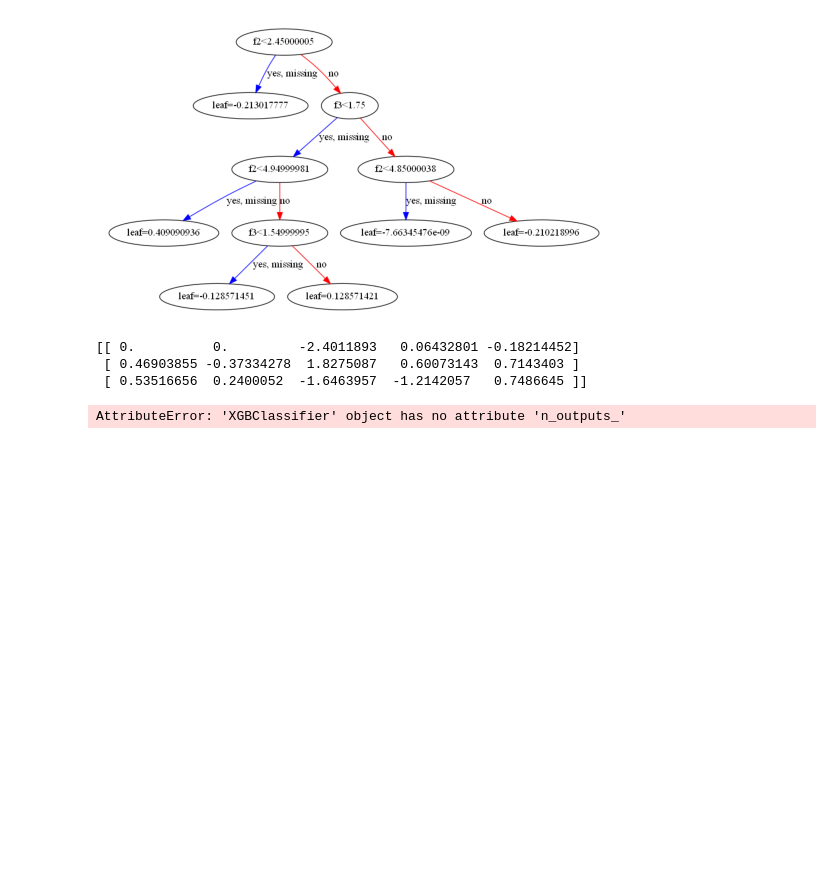
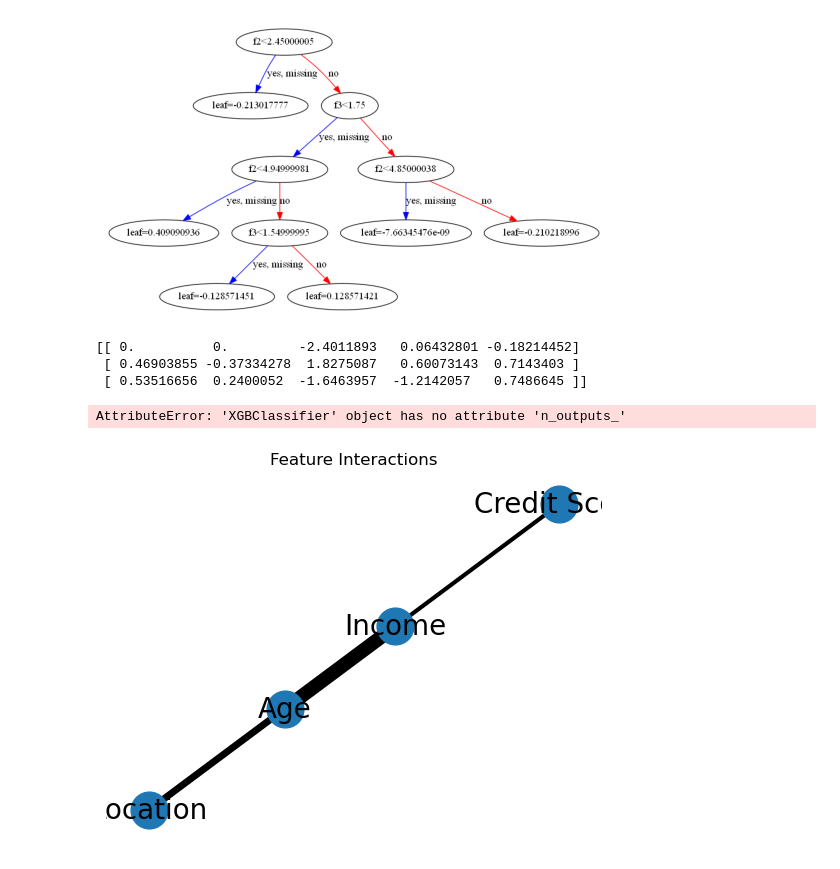
Before and after one commit to horlahsunbo/Diseases-Prediction-model, a Jupyter notebook: testing.ipynb, the cells around one changed output. Saved outputs shown, nothing was run; the diff lists cells and outputs as text; code cells hidden in the pictures; blank space fills up the shorter version.

```diff
--- a/testing.ipynb
+++ b/testing.ipynb
@@ -190,0 +233,28 @@ assert np.allclose(normalized_impacts.sum(axis=0), 1), "The sum of normalized im
+# %%
+import networkx as nx
+import matplotlib.pyplot as plt
+
+# Suppose this dictionary has been filled by the function we discussed earlier
+interactions = {('Age', 'Income'): 10, ('Age', 'Location'): 5, ('Income', 'Credit Score'): 3}
+
+G = nx.Graph()
+for (feature1, feature2), weight in interactions.items():
+    G.add_edge(feature1, feature2, weight=weight)
+
+pos = nx.spring_layout(G)  # positions for all nodes
+weights = [G[u][v]['weight'] for u, v in G.edges()]
+
+# nodes
+nx.draw_networkx_nodes(G, pos, node_size=700)
+
+# edges
+nx.draw_networkx_edges(G, pos, width=weights)
+
+# labels
+nx.draw_networkx_labels(G, pos, font_size=20, font_family='sans-serif')
+
+plt.title('Feature Interactions')
+plt.axis('off')  # Turn off the axis
+plt.show()
+# %% [output]
+[figure, added]
```
Also changed, not shown: parts of 3 cells of this notebook.
